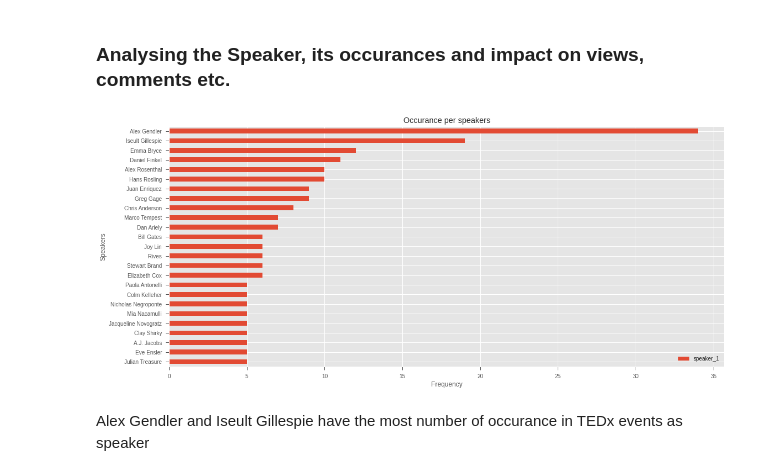
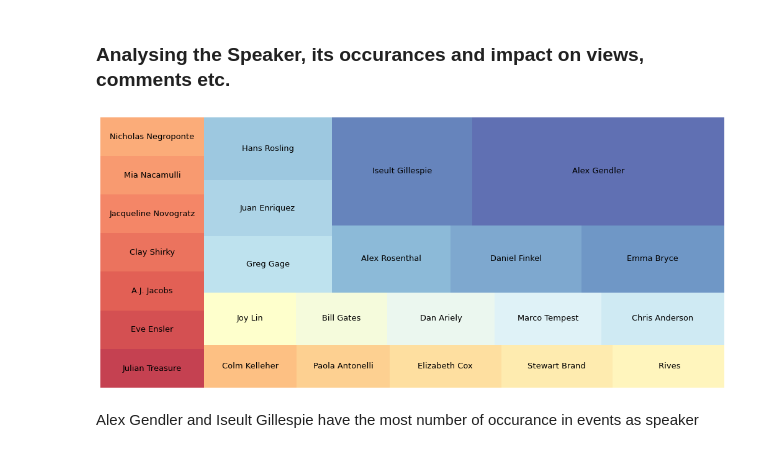
Before and after one commit to GuptaRitik/Ted-talk-views-prediction, a Jupyter notebook: TEDx_talks_views_pred.ipynb, the cells around one changed output. Saved outputs shown, nothing was run; the diff lists cells and outputs as text; code cells hidden in the pictures.

```diff
--- a/TEDx_talks_views_pred.ipynb
+++ b/TEDx_talks_views_pred.ipynb
@@ -265,15 +309,24 @@ speaker_counts = pd.DataFrame(df.speaker_1.value_counts().sort_values())
-# %%
-plt.rcParams['figure.figsize'] = [18, 8]
-plt.style.use('ggplot') # setting the style
-
-# plotting the frequesncies of  top 25 repetative speakers
-
-speaker_counts.tail(25).plot(kind='barh')
-plt.xlabel('Frequency')
-plt.ylabel('Speakers')
-plt.title('Occurance per speakers')
-plt.show()
-# %% [output]
-[figure, removed]
+# %%
+# storing the counts of top 25 speaker in a dataframe
+speaker_counts = pd.DataFrame(
+    df.speaker_1.value_counts().sort_values())
+
+
+# storing the labels and values individually for tree map
+a = speaker_counts.tail(25).index.tolist()
+d = speaker_counts.tail(25).values.flatten().tolist()  #using tail because its sorted in ascending order
+
+#plotting the tree map with squarify library
+plt.rcParams['figure.figsize'] = [18, 8]
+plt.style.use('ggplot')
+
+squarify.plot(sizes=d,label=a, alpha=.8,
+              text_kwargs={'fontsize': 13, 'color': 'black'},
+              color=sns.color_palette("RdYlBu", len(d)))
+
+plt.axis("off")
+plt.show()
+# %% [output]
+[figure, added]
 # %% [markdown]
-Alex Gendler and Iseult Gillespie have the most number of occurance in TEDx events as speaker
+Alex Gendler and Iseult Gillespie have the most number of occurance in events as speaker
```
Also changed, not shown: parts of 52 cells of this notebook.
